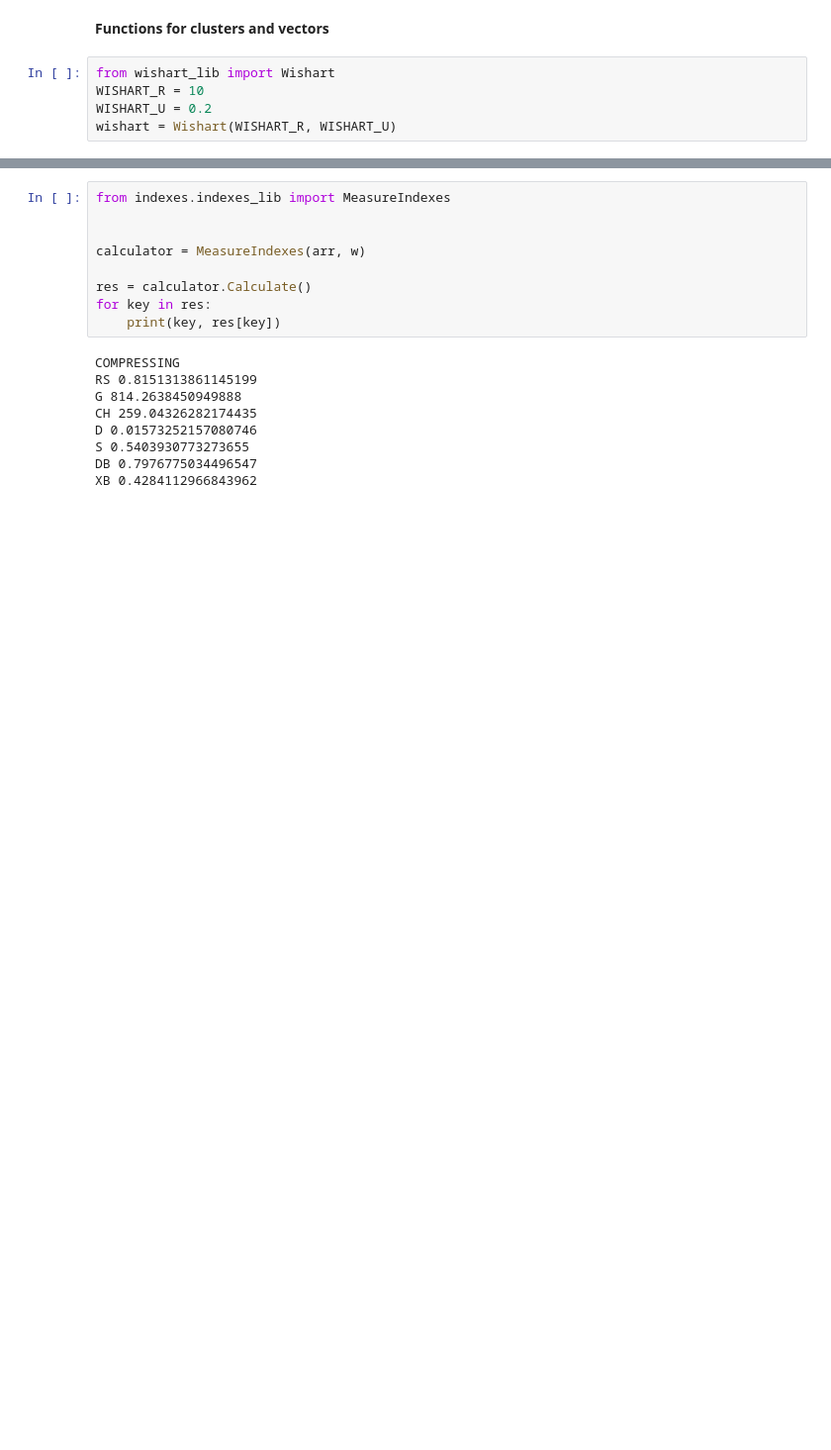
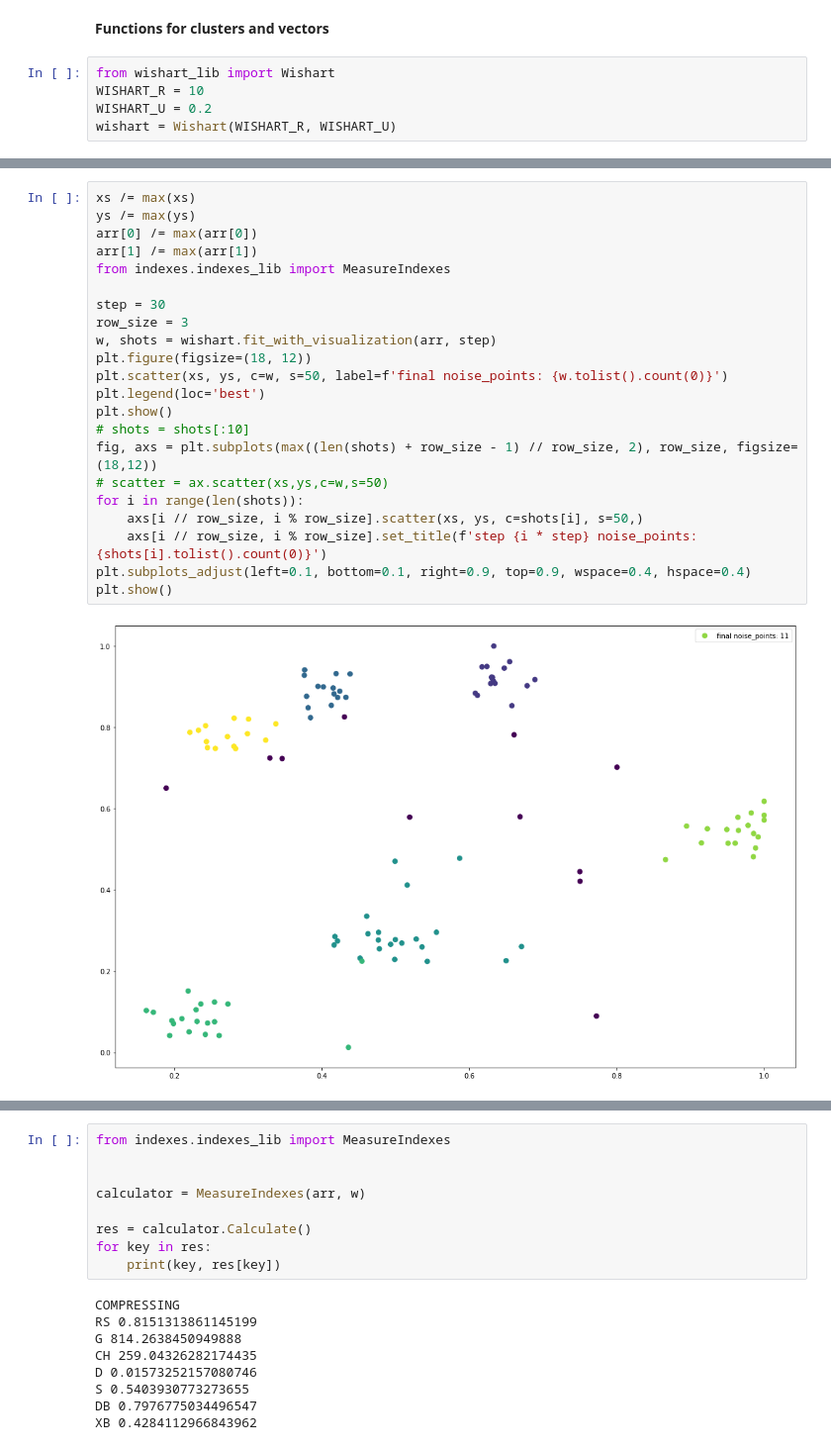
Before and after one commit to MrPlotva/Time-Series, a Jupyter notebook: wishart/wishart.ipynb, the cells around one changed output, grey strips where cells are left out. Shown at 99% size. Drawn from its saved outputs; the diff is of its cells as text; blank space fills up the shorter version.

Commit message:
good wishart with noise

```diff
--- a/wishart/wishart.ipynb
+++ b/wishart/wishart.ipynb
@@ -69,0 +62,24 @@ plt.show()
+# %%
+xs /= max(xs)
+ys /= max(ys)
+arr[0] /= max(arr[0])
+arr[1] /= max(arr[1])
+from indexes.indexes_lib import MeasureIndexes
+
+step = 30
+row_size = 3
+w, shots = wishart.fit_with_visualization(arr, step)
+plt.figure(figsize=(18, 12))
+plt.scatter(xs, ys, c=w, s=50, label=f'final noise_points: {w.tolist().count(0)}')
+plt.legend(loc='best')
+plt.show()
+# shots = shots[:10]
+fig, axs = plt.subplots(max((len(shots) + row_size - 1) // row_size, 2), row_size, figsize=(18,12))
+# scatter = ax.scatter(xs,ys,c=w,s=50)
+for i in range(len(shots)):
+    axs[i // row_size, i % row_size].scatter(xs, ys, c=shots[i], s=50,)
+    axs[i // row_size, i % row_size].set_title(f'step {i * step} noise_points: {shots[i].tolist().count(0)}')
+plt.subplots_adjust(left=0.1, bottom=0.1, right=0.9, top=0.9, wspace=0.4, hspace=0.4)
+plt.show()
+# %% [output]
+[figure, added]
```
Also changed, not shown: parts of 9 cells of this notebook, 8 other files.
